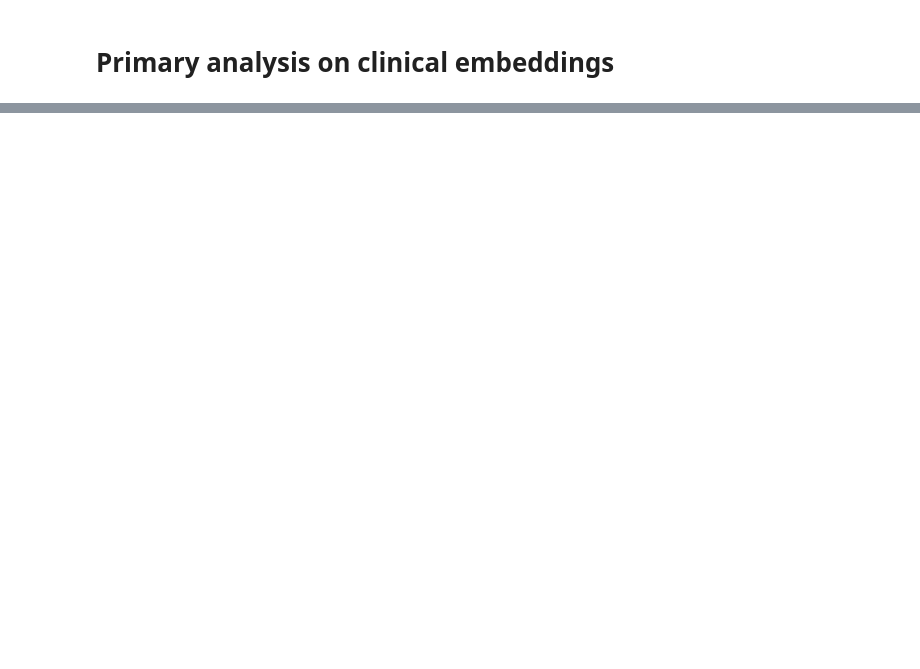
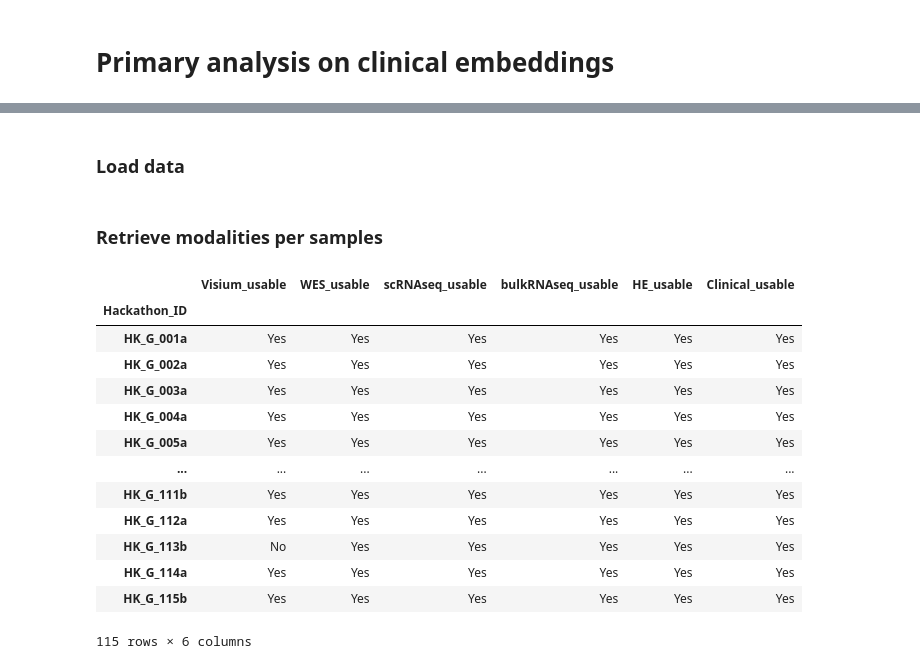
Before and after one commit to Tikings/gbm_hackathon, a Jupyter notebook: analysis/clinical_insights.ipynb, the cells around one changed output, grey strips where cells are left out. Cells and saved outputs as stored; diff of their text form; code cells hidden in the pictures; blank space fills up the shorter version.

```diff
--- a/analysis/clinical_insights.ipynb
+++ b/analysis/clinical_insights.ipynb
@@ -17,0 +28,2 @@ S3_PATH_PROJECT = "ABSTRA_PROJECT_STORAGE_BUCKET"
+# %% [markdown]
+### Load data
@@ -18,8 +40,25 @@ S3_PATH_PROJECT = "ABSTRA_PROJECT_STORAGE_BUCKET"
 # %%
 clinical_dict = load_s3(S3_PATH_CLINICAL_EMB)
+# %% [markdown]
+### Retrieve modalities per samples
 # %%
-modality_per_sample = pd.read_csv(S3_PATH_MODALITIES_PER_SAMPLES)
-modality_per_sample.index = modality_per_sample['Hackathon_ID']
-modality_per_sample = modality_per_sample[[col for col in modality_per_sample.columns if col != 'Hackathon_ID']]
-modality_per_sample
+#modality_per_sample = pd.read_csv(S3_PATH_MODALITIES_PER_SAMPLES)
+#modality_per_sample.index = modality_per_sample['Hackathon_ID']
+#modality_per_sample = modality_per_sample[[col for col in modality_per_sample.columns if col != 'Hackathon_ID']]
+#modality_per_sample
+# %% [output]
+|  | Visium_usable | WES_usable | scRNAseq_usable | bulkRNAseq_usable | HE_usable | Clinical_usable |
+| Hackathon_ID |  |  |  |  |  |  |
+| HK_G_001a | Yes | Yes | Yes | Yes | Yes | Yes |
+| HK_G_002a | Yes | Yes | Yes | Yes | Yes | Yes |
+| HK_G_003a | Yes | Yes | Yes | Yes | Yes | Yes |
+| HK_G_004a | Yes | Yes | Yes | Yes | Yes | Yes |
+| HK_G_005a | Yes | Yes | Yes | Yes | Yes | Yes |
+| ... | ... | ... | ... | ... | ... | ... |
+| HK_G_111b | Yes | Yes | Yes | Yes | Yes | Yes |
+| HK_G_112a | Yes | Yes | Yes | Yes | Yes | Yes |
+| HK_G_113b | No | Yes | Yes | Yes | Yes | Yes |
+| HK_G_114a | Yes | Yes | Yes | Yes | Yes | Yes |
+| HK_G_115b | Yes | Yes | Yes | Yes | Yes | Yes |
+115 rows × 6 columns
 # %%
```
Also changed, not shown: parts of 10 cells of this notebook.
